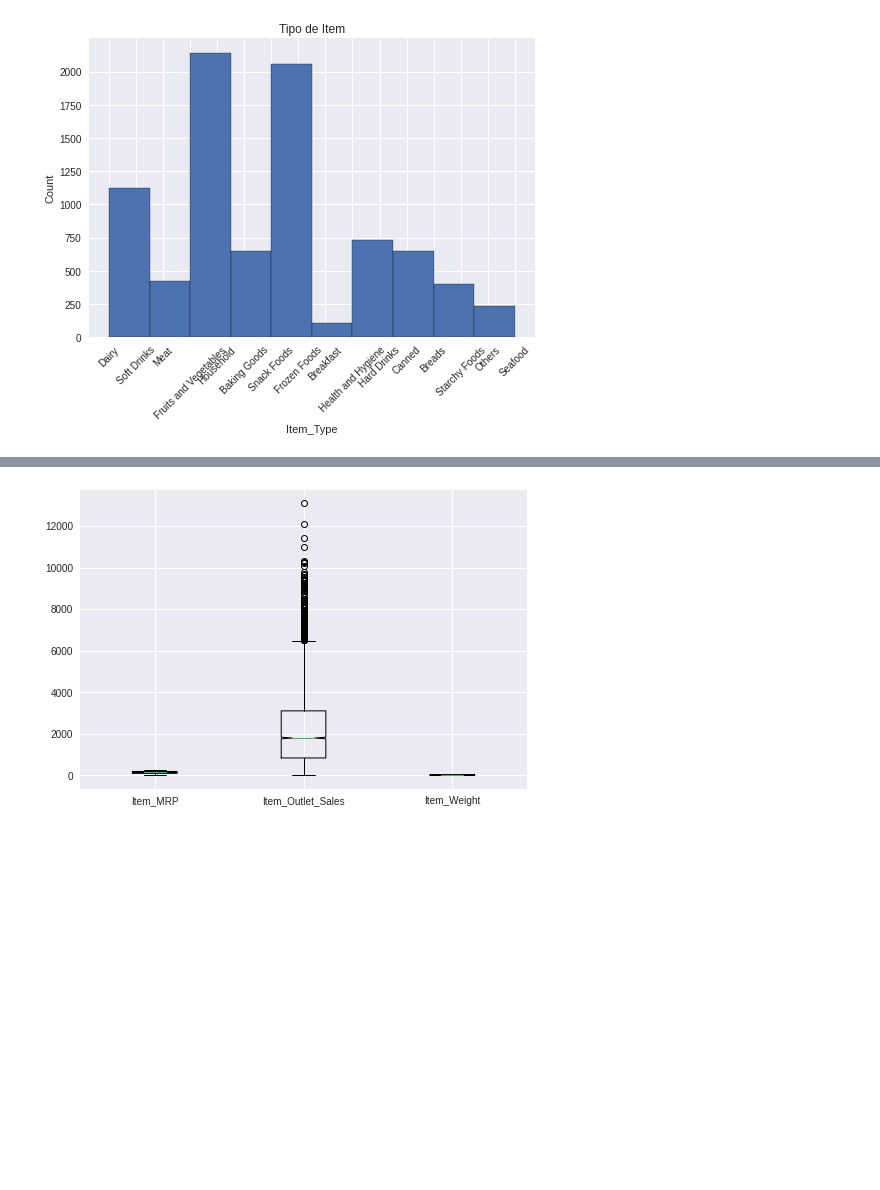
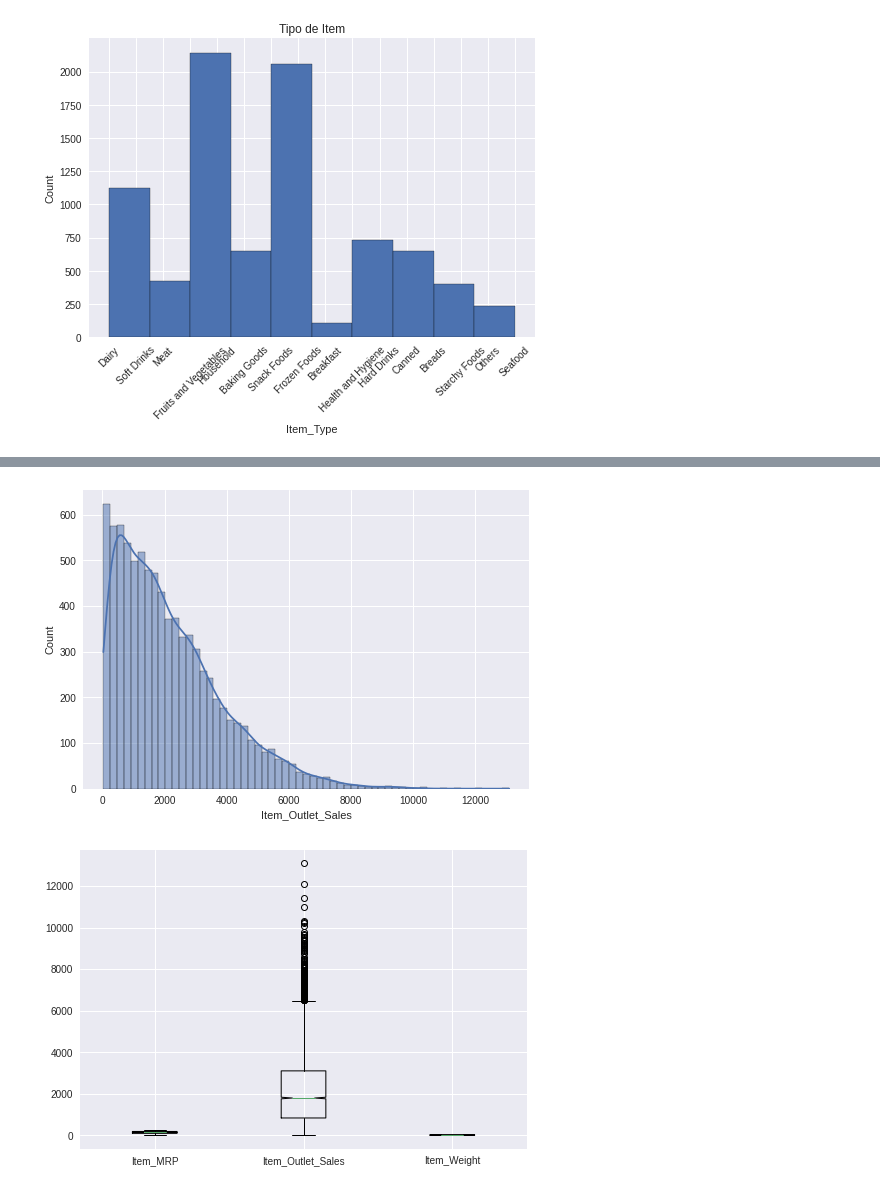
Before and after one commit to carlos-jaramillo/sales_forecast, a Jupyter notebook: sales_forecast.ipynb, the cells around one changed output, grey strips where cells are left out. Saved outputs shown, nothing was run; the diff lists cells and outputs as text; code cells hidden in the pictures; blank space fills up the shorter version.

```diff
--- a/sales_forecast.ipynb
+++ b/sales_forecast.ipynb
@@ -274,3 +297,9 @@ df["Item_Type"].hist(edgecolor="black");
+# %%
+#Item_Outlet_Sales
+sns.histplot(df["Item_Outlet_Sales"], kde=True)
+plt.show()
+# %% [output]
+[figure, added]
 # %%
 #boxplot diversity stadistics
 MRP = df['Item_MRP']
```
Also changed, not shown: parts of 10 cells of this notebook.
